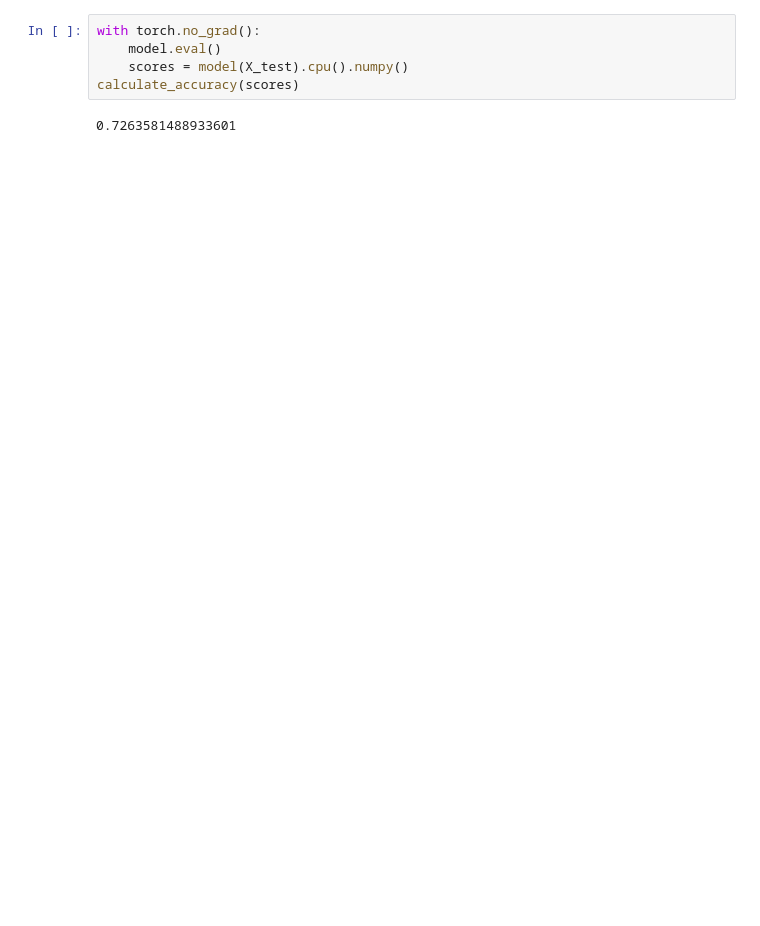
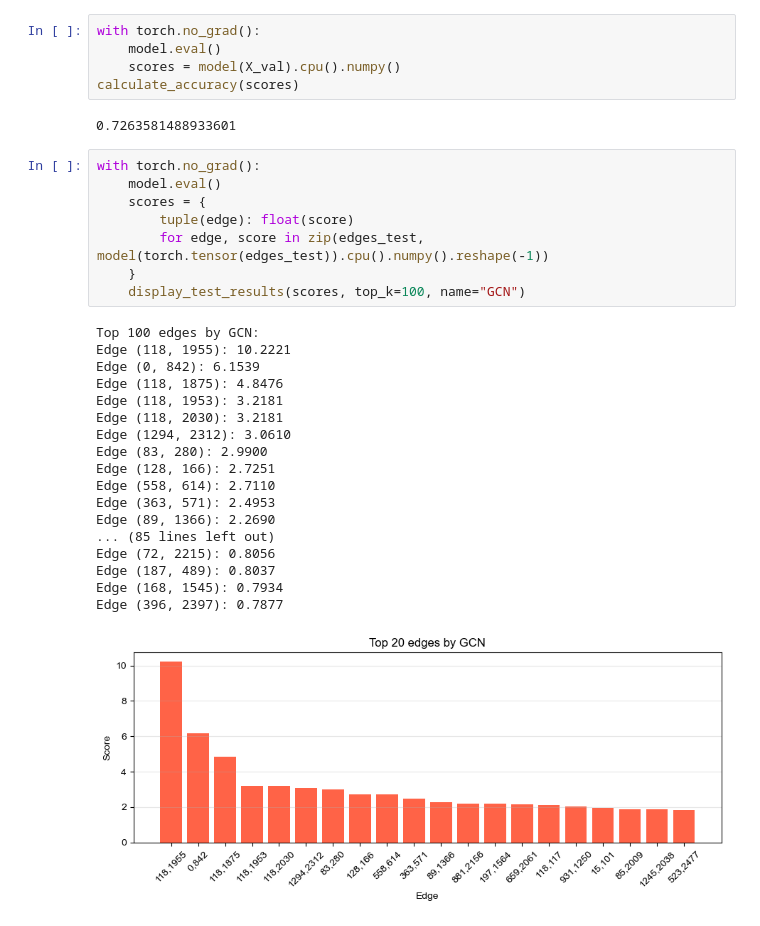
Before and after one commit to BalducciFrancesco/INFS7450-Social-Media-Analytics, a Jupyter notebook: p2_link_prediction/project.ipynb, the cells around one changed output. Drawn from its saved outputs; the diff is of its cells as text; blank space fills up the shorter version.

```diff
--- a/p2_link_prediction/project.ipynb
+++ b/p2_link_prediction/project.ipynb
@@ -512,7 +477,34 @@ plt.show()
 # %%
 with torch.no_grad():
     model.eval()
-    scores = model(X_test).cpu().numpy()
+    scores = model(X_val).cpu().numpy()
 calculate_accuracy(scores)
 # %% [output]
 0.7263581488933601
+# %%
+with torch.no_grad():
+    model.eval()
+    scores = {
+        tuple(edge): float(score)
+        for edge, score in zip(edges_test, model(torch.tensor(edges_test)).cpu().numpy().reshape(-1))
+    }
+    display_test_results(scores, top_k=100, name="GCN")
+# %% [output]
+Top 100 edges by GCN:
+Edge (118, 1955): 10.2221
+Edge (0, 842): 6.1539
+Edge (118, 1875): 4.8476
+Edge (118, 1953): 3.2181
+Edge (118, 2030): 3.2181
+Edge (1294, 2312): 3.0610
+Edge (83, 280): 2.9900
+Edge (128, 166): 2.7251
+Edge (558, 614): 2.7110
+Edge (363, 571): 2.4953
+Edge (89, 1366): 2.2690
+... (85 lines left out)
+Edge (72, 2215): 0.8056
+Edge (187, 489): 0.8037
+Edge (168, 1545): 0.7934
+Edge (396, 2397): 0.7877
+[figure, added]
```
Also changed, not shown: parts of 16 cells of this notebook, 8 other files.
